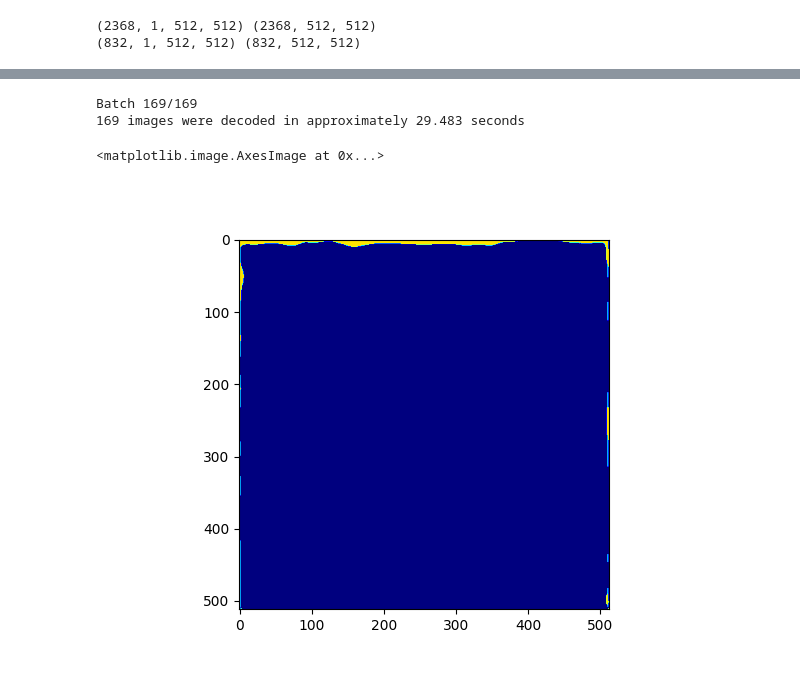
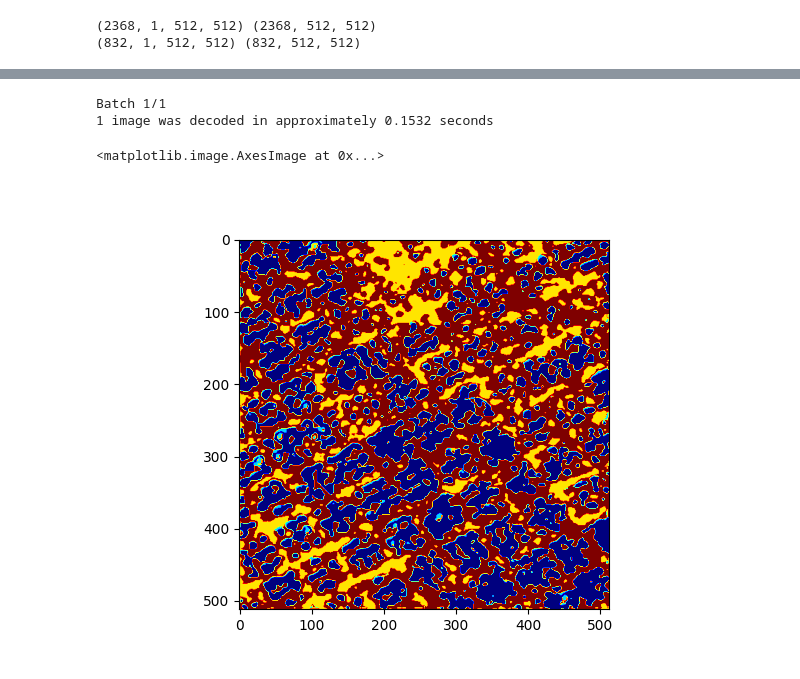
Before and after one commit to ahoust17/ZcontrastDataGen, a Jupyter notebook: UNet.ipynb, the cells around one changed output, grey strips where cells are left out. Drawn from its saved outputs; the diff is of its cells as text; code cells hidden in the pictures.

```diff
--- a/UNet.ipynb
+++ b/UNet.ipynb
@@ -15,6 +15,7 @@ from scipy.ndimage import gaussian_filter
 0.7.8.MAC
 # %%
 expdata = np.load('exp_data.npy')
+expdata = expdata-expdata.min()
 #expdata = gaussian_filter(expdata,sigma=8)
 # %%
 image_dim = 512
@@ -51,4 +52,4 @@ for i in range(1, n):
 model = aoi.models.Segmentor(nb_classes=4)
 # print(model.net)
 # %%
-model.fit(images, labels, images_test, labels_test, training_cycles=100, compute_accuracy=True, swa=True, batch_size=32)
+model.fit(images, labels, images_test, labels_test, training_cycles=1000, compute_accuracy=True, swa=True, batch_size=32)
@@ -54,0 +75,5 @@ model.fit(images, labels, images_test, labels_test, training_cycles=100, compute
+# %%
+input512 = expdata.T[1536:2048,1024:1536]
+input512 = 7*gaussian_filter(input512, sigma=2)
+plt.figure()
+plt.imshow(input512, cmap='gray')
@@ -55,13 +83,13 @@ model.fit(images, labels, images_test, labels_test, training_cycles=100, compute
 # %%
-nn_output, coordinates = model.predict(expdata)
+nn_output, coordinates = model.predict(input512)
 # %% [output]
-Batch 169/169
-169 images were decoded in approximately 29.483 seconds
+Batch 1/1
+1 image was decoded in approximately 0.1532 seconds
 # %%
 plt.figure()
-plt.imshow(np.argmax(nn_output,axis=2).reshape((512,512)),cmap='jet')
+plt.imshow(np.argmax(nn_output,axis=3).reshape((512,512)),cmap='jet')
 # %% [output]
 <matplotlib.image.AxesImage at 0x...>
-[figure, old version]
+[figure, new version]
 # %%
 _, (ax1, ax2) = plt.subplots(1, 2, figsize=(12, 12))
```
Also changed, not shown: parts of 5 cells of this notebook, 2 other files.
